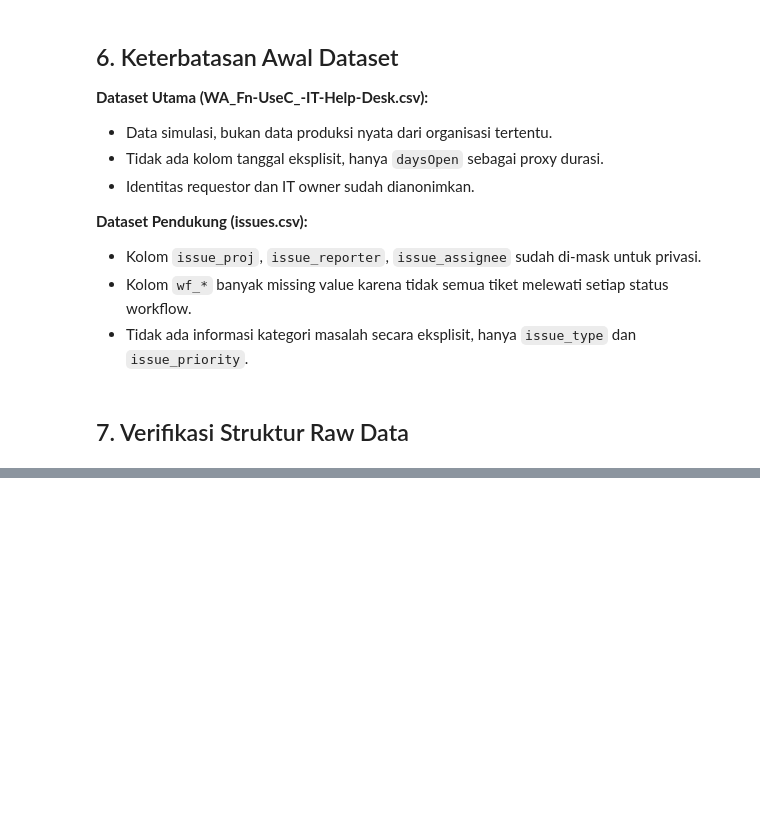
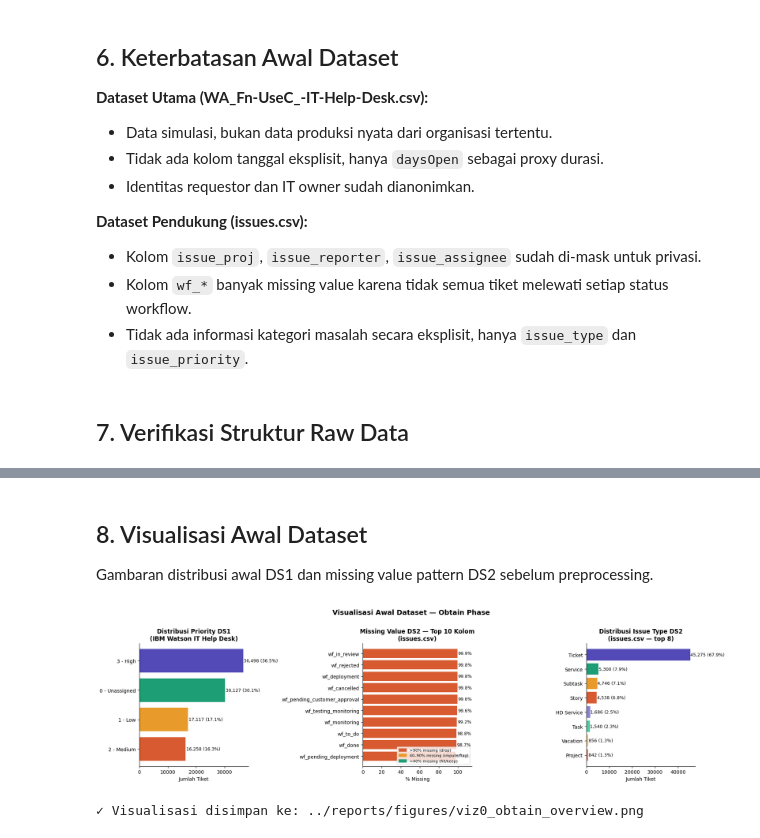
Before and after one commit to nicholaszef/tubes-datnal-k14-it-service-analytics, a Jupyter notebook: notebooks/01_obtain.ipynb, the cells around one changed output, grey strips where cells are left out. Cells and saved outputs as stored; diff of their text form; code cells hidden in the pictures; blank space fills up the shorter version.

Commit message:
fix all notebook

```diff
--- a/notebooks/01_obtain.ipynb
+++ b/notebooks/01_obtain.ipynb
@@ -220,0 +221,66 @@ raw/
+# %% [markdown]
+## 8. Visualisasi Awal Dataset
+
+Gambaran distribusi awal DS1 dan missing value pattern DS2 sebelum preprocessing.
+# %%
+import matplotlib.pyplot as plt
+import matplotlib.patches as mpatches
+import os
+from IPython.display import display, Image
+
+# Pastikan folder output ada
+os.makedirs("../reports/figures", exist_ok=True)
+
+fig, axes = plt.subplots(1, 3, figsize=(18, 5))
+fig.suptitle("Visualisasi Awal Dataset — Obtain Phase", fontsize=14, fontweight="bold", y=1.01)
+
+# --- Chart 1: Distribusi Priority DS1 ---
+pri_counts = df_primary["Priority"].value_counts()
+colors1 = ["#534AB7", "#1D9E75", "#E89B2A", "#D85A30"]
+axes[0].barh(pri_counts.index, pri_counts.values, color=colors1)
+for i, v in enumerate(pri_counts.values):
+    axes[0].text(v + 200, i, f"{v:,} ({v/len(df_primary)*100:.1f}%)", va="center", fontsize=9)
+axes[0].set_title("Distribusi Priority DS1\n(IBM Watson IT Help Desk)", fontweight="bold")
+axes[0].set_xlabel("Jumlah Tiket")
+axes[0].invert_yaxis()
+axes[0].spines[["top", "right"]].set_visible(False)
+
+# --- Chart 2: Missing Value Pattern DS2 (top 10 kolom) ---
+missing_pct = (df_supporting.isnull().sum() / len(df_supporting) * 100).sort_values(ascending=False)
+top_missing = missing_pct[missing_pct > 0].head(10)
+bar_colors2 = ["#D85A30" if p > 90 else "#E89B2A" if p > 40 else "#1D9E75" for p in top_missing.values]
+axes[1].barh(top_missing.index, top_missing.values, color=bar_colors2)
+for i, v in enumerate(top_missing.values):
+    axes[1].text(v + 0.5, i, f"{v:.1f}%", va="center", fontsize=9)
+axes[1].set_title("Missing Value DS2 — Top 10 Kolom\n(issues.csv)", fontweight="bold")
+axes[1].set_xlabel("% Missing")
+axes[1].set_xlim(0, 115)
+axes[1].invert_yaxis()
+axes[1].spines[["top", "right"]].set_visible(False)
+p1 = mpatches.Patch(color="#D85A30", label=">90% missing (drop)")
+p2 = mpatches.Patch(color="#E89B2A", label="40–90% missing (impute/flag)")
+p3 = mpatches.Patch(color="#1D9E75", label="<40% missing (fill/keep)")
+axes[1].legend(handles=[p1, p2, p3], fontsize=8, loc="lower right")
+
+# --- Chart 3: Distribusi Issue Type DS2 (top 8) ---
+type_counts = df_supporting["issue_type"].value_counts().head(8)
+colors3 = ["#534AB7", "#1D9E75", "#E89B2A", "#D85A30", "#8B85D4", "#4ECDA0", "#F5C367", "#F08060"]
+axes[2].barh(type_counts.index[::-1], type_counts.values[::-1], color=colors3[::-1])
+for i, v in enumerate(type_counts.values[::-1]):
+    axes[2].text(v + 100, i, f"{v:,} ({v/len(df_supporting)*100:.1f}%)", va="center", fontsize=9)
+axes[2].set_title("Distribusi Issue Type DS2\n(issues.csv — top 8)", fontweight="bold")
+axes[2].set_xlabel("Jumlah Tiket")
+axes[2].spines[["top", "right"]].set_visible(False)
+
+plt.tight_layout()
+
+# Simpan ke file PNG
+out_path = "../reports/figures/viz0_obtain_overview.png"
+plt.savefig(out_path, dpi=150, bbox_inches="tight")
+plt.show()
+
+# Tampilkan dari file agar output tersimpan di notebook
+print(f"✓ Visualisasi disimpan ke: {out_path}")
+# %% [output]
+[figure, added]
+✓ Visualisasi disimpan ke: ../reports/figures/viz0_obtain_overview.png
```
Also changed, not shown: parts of 3 cells of this notebook, 7 other files.
